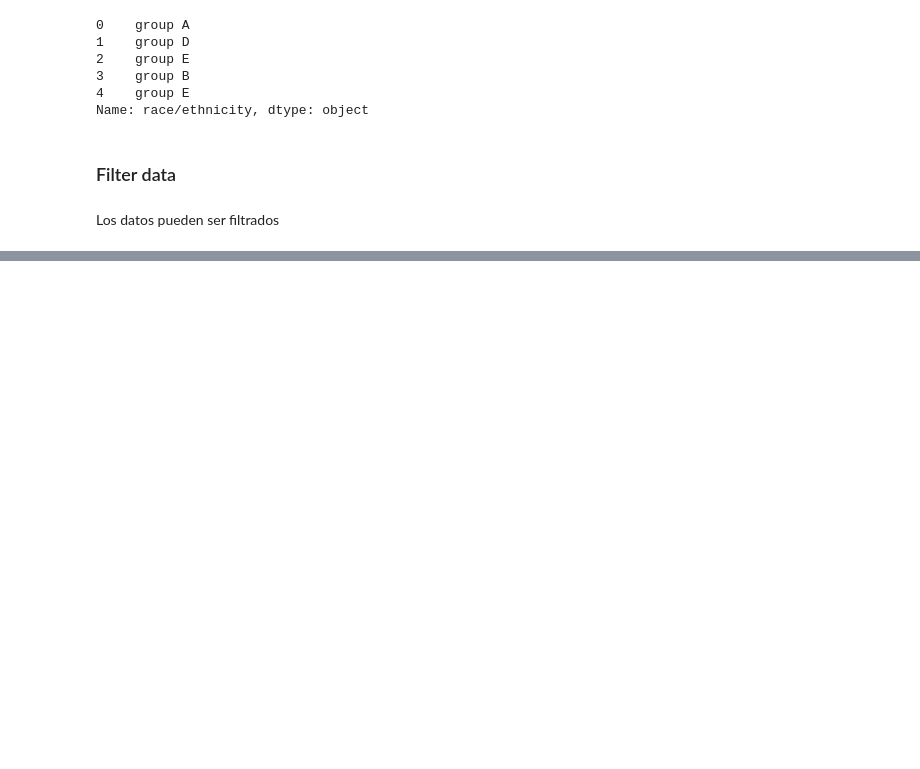
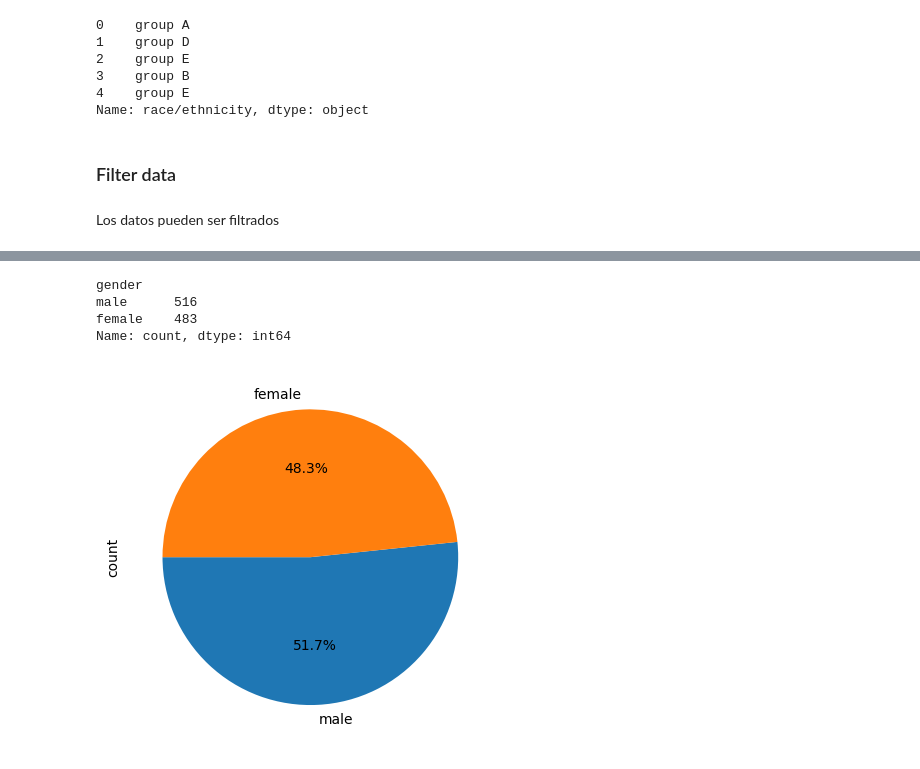
Before and after one commit to crixtiam/python-begginers, a Jupyter notebook: json-database/analisis_datos_pd.ipynb, the cells around one changed output, grey strips where cells are left out. Cells and saved outputs as stored; diff of their text form; code cells hidden in the pictures; blank space fills up the shorter version.

```diff
--- a/json-database/analisis_datos_pd.ipynb
+++ b/json-database/analisis_datos_pd.ipynb
@@ -22,6 +41,6 @@ data.head()
 # %%
 file_student = './files/exams.csv'
-student_data = pd.read_csv(file_student, index_col=None)
+student_data = pd.read_csv(file_student)
 student_data.head()
 # %% [output]
 |  | gender | race/ethnicity | parental level of education | lunch | test preparation course | math score | ... |
@@ -86,0 +252,2 @@ group_D_ethnicity.head()
+# %%
+student_data["gender"][0] = None
@@ -89,0 +313,13 @@ import matplotlib.pyplot as plt
+# %%
+student_data['gender'].value_counts().head()
+# %% [output]
+gender
+male      516
+female    483
+Name: count, dtype: int64
+# %%
+plt_data_student =student_data['gender'].value_counts().plot(kind='pie', autopct='%1.1f%%', startangle=180)
+
+plt_data_student.get_figure().savefig("img.png")
+# %% [output]
+[figure, added]
```
Also changed, not shown: parts of 34 cells of this notebook, 5 other files.
